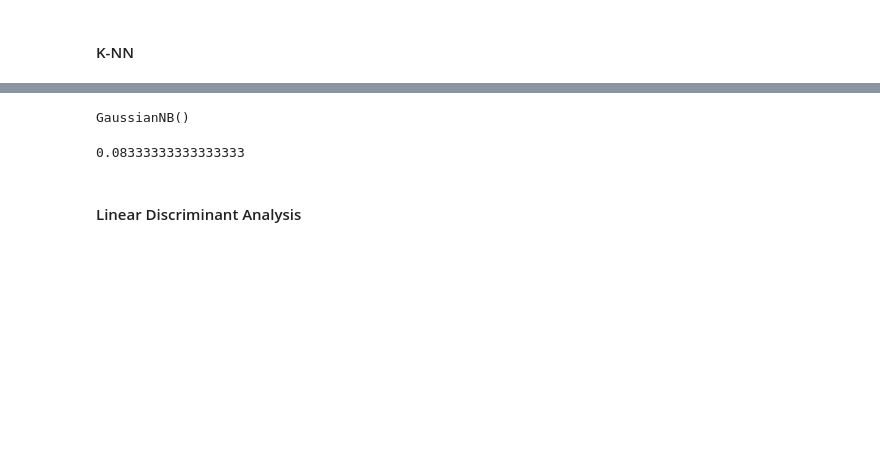
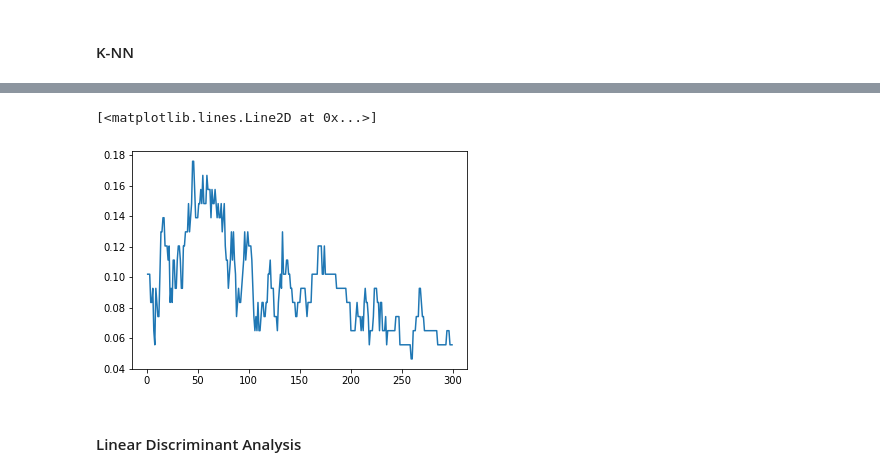
Before and after one commit to abhishekgupta3/EEG-Based-Imagined-Speech-Detection, a Jupyter notebook: Classification.ipynb, the cells around one changed output, grey strips where cells are left out. Drawn from its saved outputs; the diff is of its cells as text; code cells hidden in the pictures; blank space fills up the shorter version.

```diff
--- a/Classification.ipynb
+++ b/Classification.ipynb
@@ -183,14 +118,17 @@ print(accuracy_score(y_test, y_pred))
-# %%
-from sklearn.naive_bayes import GaussianNB
-gnb = GaussianNB()
-gnb.fit(x_train, y_train)
-# %% [output]
-GaussianNB()
-# %%
-y_pred = gnb.predict(x_test)
-print(accuracy_score(y_test, y_pred))
-# %% [output]
-0.08333333333333333
+# %%
+iter = []
+acc = []
+for i in range(1, 300):
+    neigh = KNeighborsClassifier(n_neighbors=i)
+    neigh.fit(x_train, y_train)
+    y_pred = neigh.predict(x_test)
+    iter.append(i)
+    acc.append(accuracy_score(y_test, y_pred))
+# %%
+plt.plot(iter, acc)
+# %% [output]
+[<matplotlib.lines.Line2D at 0x...>]
+[figure, added]
 # %% [markdown]
 #### Linear Discriminant Analysis
 # %%
```
Also changed, not shown: parts of 25 cells of this notebook, 1 other file.
